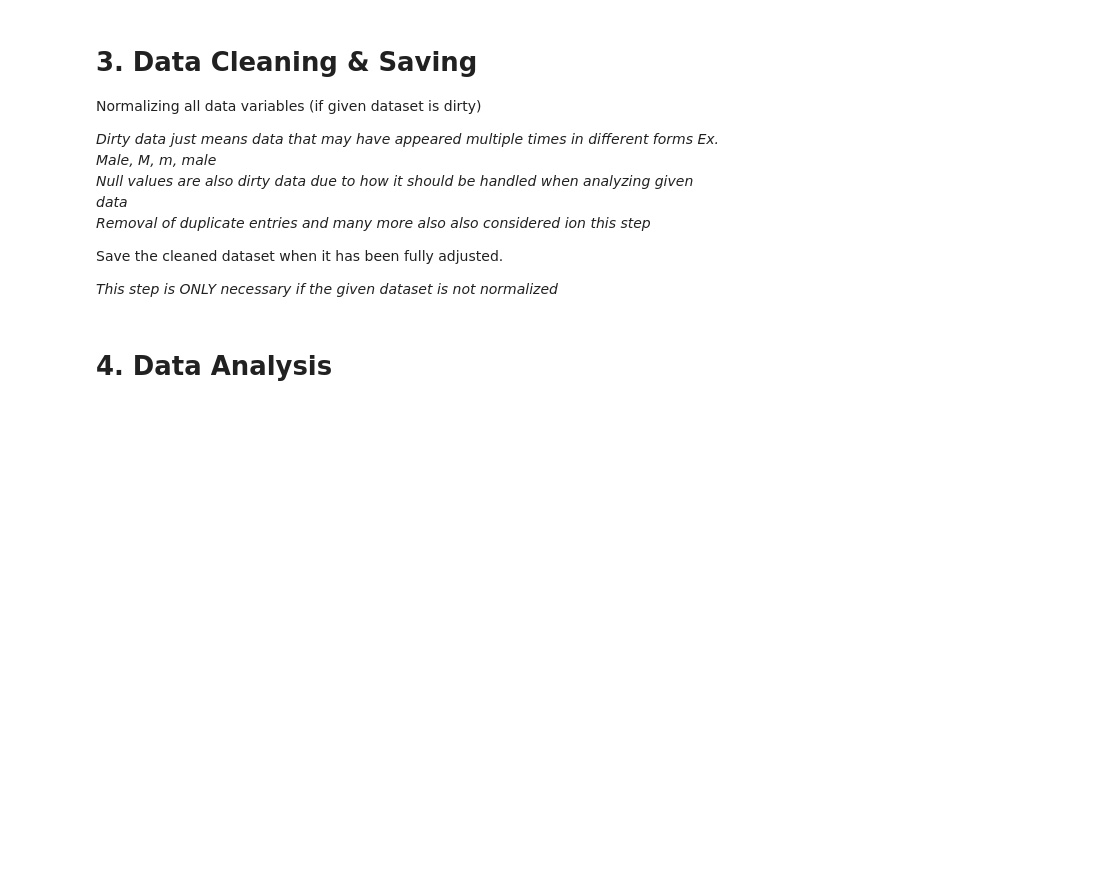
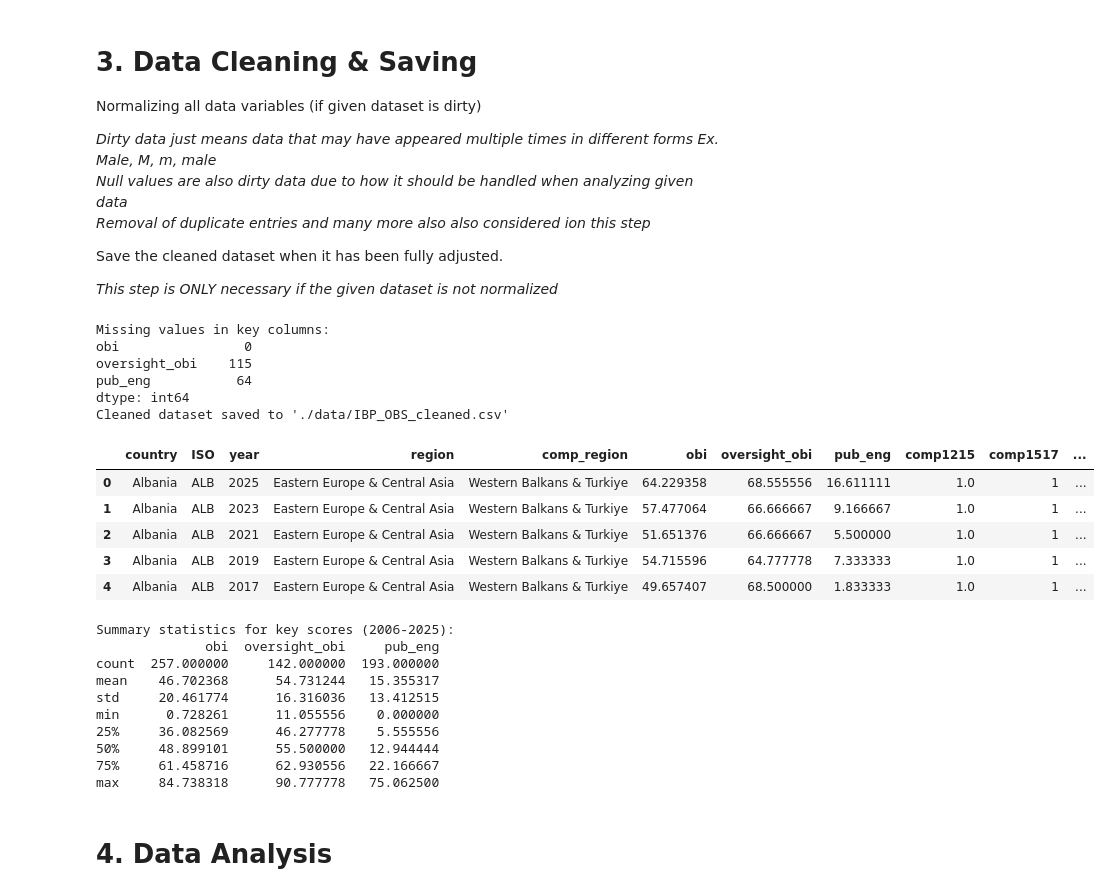
Before and after one commit to miguelvilan/DATAMIN-Finals, a Jupyter notebook: Notebook.ipynb, the cells around one changed output. Cells and saved outputs as stored; diff of their text form; code cells hidden in the pictures; blank space fills up the shorter version.

```diff
--- a/Notebook.ipynb
+++ b/Notebook.ipynb
@@ -74,8 +136,52 @@ Save the cleaned dataset when it has been fully adjusted.
 
 *This step is ONLY necessary if the given dataset is not normalized*
 # %%
-# This is where you write all the necessary code to clean the data and get it ready for analysis.
+# Convert numeric columns from string/object to proper numeric types
+# This ensures calculations work correctly
 
-# Current dataset is pretty clean, so we don't have to do much here.
+numeric_columns = ['obi', 'oversight_obi', 'pub_eng']
+
+for col in numeric_columns:
+    df_selected[col] = pd.to_numeric(df_selected[col], errors='coerce')
+
+# Check for missing values in key columns
+print("Missing values in key columns:")
+print(df_selected[numeric_columns].isna().sum())
+
+# Optional: Drop rows where obi is missing (if needed for analysis)
+# df_clean = df_selected.dropna(subset=['obi'])
+
+# Save the cleaned dataset to a new CSV file
+df_selected.to_csv('./data/IBP_OBS_cleaned.csv', index=False)
+print("Cleaned dataset saved to './data/IBP_OBS_cleaned.csv'")
+
+display(df_selected.head())
+
+# Quick summary statistics
+print("\nSummary statistics for key scores (2006-2025):")
+print(df_selected[numeric_columns].describe())
+# %% [output]
+Missing values in key columns:
+obi                0
+oversight_obi    115
+pub_eng           64
+dtype: int64
+Cleaned dataset saved to './data/IBP_OBS_cleaned.csv'
+|  | country | ISO | year | region | comp_region | obi | oversight_obi | pub_eng | comp1215 | comp1517 | ... |
+| 0 | Albania | ALB | 2025 | Eastern Europe & Central Asia | Western Balkans & Turkiye | 64.229358 | 68.555556 | 16.611111 | 1.0 | 1 | ... |
+| 1 | Albania | ALB | 2023 | Eastern Europe & Central Asia | Western Balkans & Turkiye | 57.477064 | 66.666667 | 9.166667 | 1.0 | 1 | ... |
+| 2 | Albania | ALB | 2021 | Eastern Europe & Central Asia | Western Balkans & Turkiye | 51.651376 | 66.666667 | 5.500000 | 1.0 | 1 | ... |
+| 3 | Albania | ALB | 2019 | Eastern Europe & Central Asia | Western Balkans & Turkiye | 54.715596 | 64.777778 | 7.333333 | 1.0 | 1 | ... |
+| 4 | Albania | ALB | 2017 | Eastern Europe & Central Asia | Western Balkans & Turkiye | 49.657407 | 68.500000 | 1.833333 | 1.0 | 1 | ... |
+Summary statistics for key scores (2006-2025):
+              obi  oversight_obi     pub_eng
+count  257.000000     142.000000  193.000000
+mean    46.702368      54.731244   15.355317
+std     20.461774      16.316036   13.412515
+min      0.728261      11.055556    0.000000
+25%     36.082569      46.277778    5.555556
+50%     48.899101      55.500000   12.944444
+75%     61.458716      62.930556   22.166667
+max     84.738318      90.777778   75.062500
 # %% [markdown]
 # 4. Data Analysis
```
Also changed, not shown: parts of 4 cells of this notebook, 1 other file.
